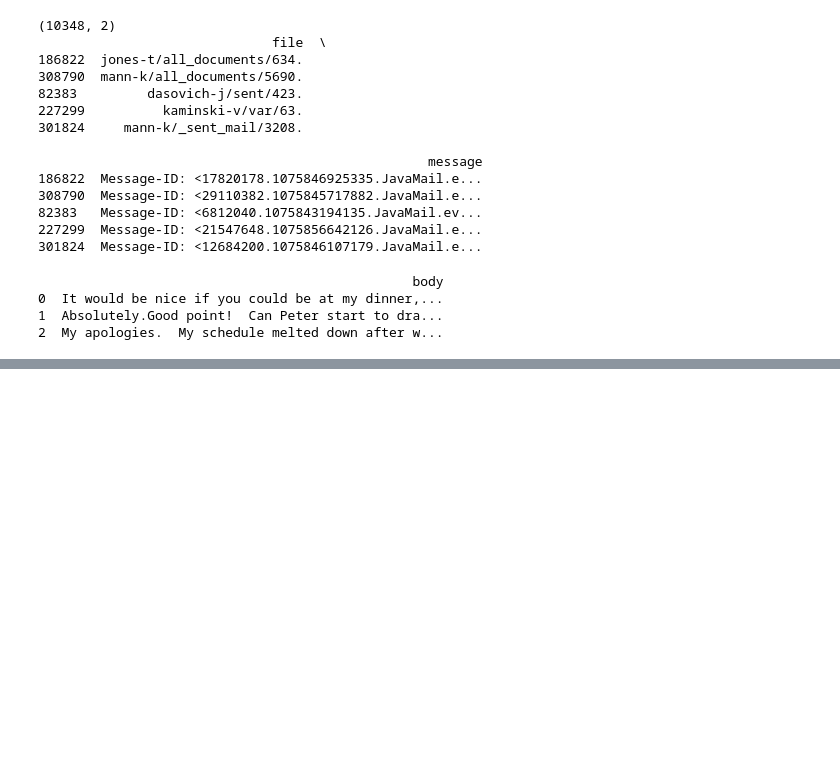
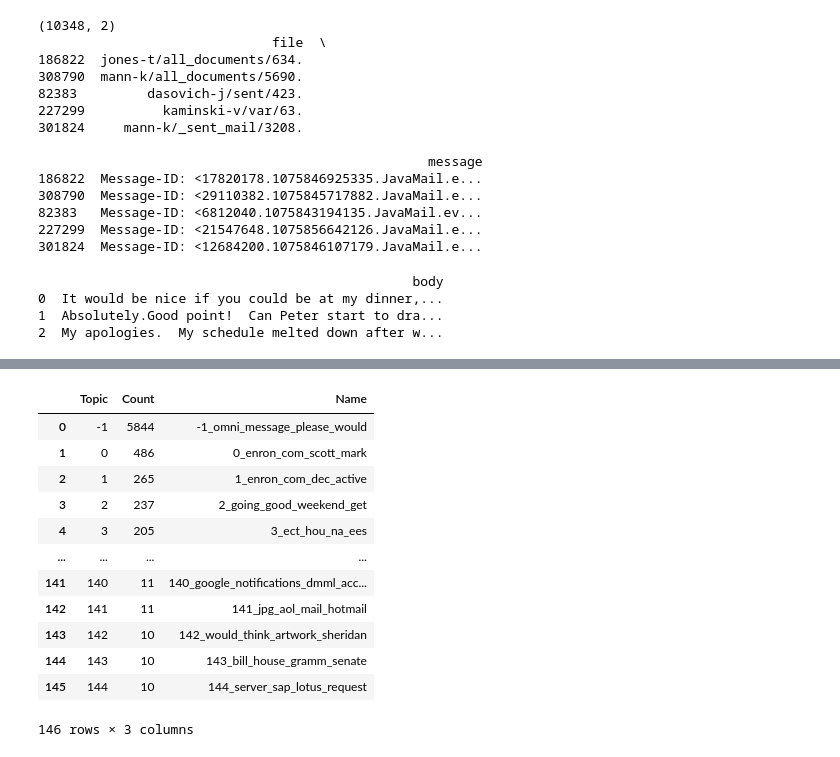
Before and after one commit to KrishnanunniRaju/Personalized-Email-Recommendation-System, a Jupyter notebook: BERTopic.ipynb, the cells around one changed output, grey strips where cells are left out. Saved outputs shown, nothing was run; the diff lists cells and outputs as text; code cells hidden in the pictures; blank space fills up the shorter version.

```diff
--- a/BERTopic.ipynb
+++ b/BERTopic.ipynb
@@ -183,0 +220,16 @@ NameError: name 'model' is not defined
+# %%
+model.get_topic_info()
+# %% [output]
+|  | Topic | Count | Name |
+| 0 | -1 | 5844 | -1_omni_message_please_would |
+| 1 | 0 | 486 | 0_enron_com_scott_mark |
+| 2 | 1 | 265 | 1_enron_com_dec_active |
+| 3 | 2 | 237 | 2_going_good_weekend_get |
+| 4 | 3 | 205 | 3_ect_hou_na_ees |
+| ... | ... | ... | ... |
+| 141 | 140 | 11 | 140_google_notifications_dmml_acc... |
+| 142 | 141 | 11 | 141_jpg_aol_mail_hotmail |
+| 143 | 142 | 10 | 142_would_think_artwork_sheridan |
+| 144 | 143 | 10 | 143_bill_house_gramm_senate |
+| 145 | 144 | 10 | 144_server_sap_lotus_request |
+146 rows × 3 columns
```
Also changed, not shown: parts of 22 cells of this notebook.
